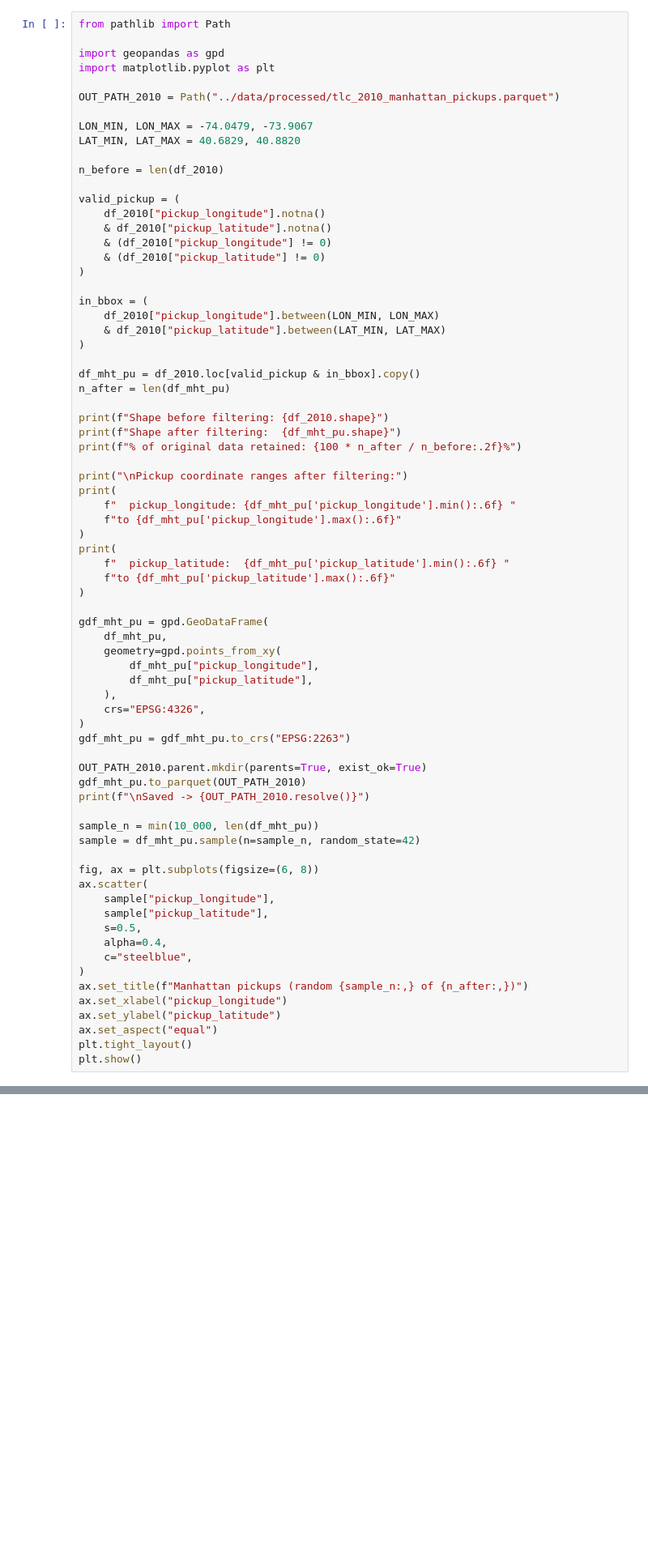
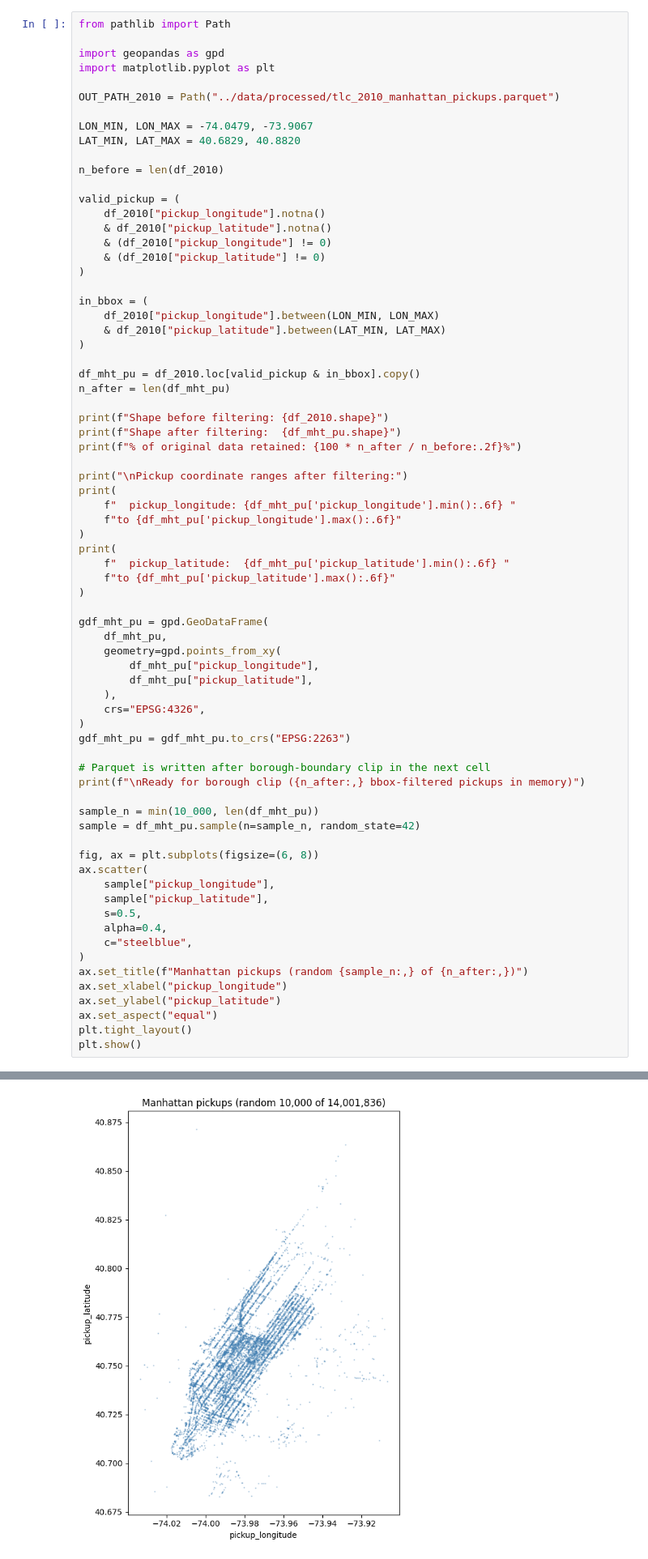
Before and after one commit to ahedy7/nyc-av-pudo-index, a Jupyter notebook: notebooks/01_data_collection.ipynb, the cells around one changed output, grey strips where cells are left out. Shown at 81% size. Drawn from its saved outputs; the diff is of its cells as text; blank space fills up the shorter version.

```diff
--- a/notebooks/01_data_collection.ipynb
+++ b/notebooks/01_data_collection.ipynb
@@ -221,9 +284,8 @@ gdf_mht_pu = gpd.GeoDataFrame(
 )
 gdf_mht_pu = gdf_mht_pu.to_crs("EPSG:2263")
 
-OUT_PATH_2010.parent.mkdir(parents=True, exist_ok=True)
-gdf_mht_pu.to_parquet(OUT_PATH_2010)
-print(f"\nSaved -> {OUT_PATH_2010.resolve()}")
+# Parquet is written after borough-boundary clip in the next cell
+print(f"\nReady for borough clip ({n_after:,} bbox-filtered pickups in memory)")
 
 sample_n = min(10_000, len(df_mht_pu))
 sample = df_mht_pu.sample(n=sample_n, random_state=42)
@@ -242,3 +304,4 @@ ax.set_ylabel("pickup_latitude")
 ax.set_aspect("equal")
 plt.tight_layout()
 plt.show()
+# %% [output]
@@ -245 +317,2 @@ plt.show()
+[figure, added]
 # %% [markdown]
```
Also changed, not shown: parts of 6 cells of this notebook, 3 other files.
